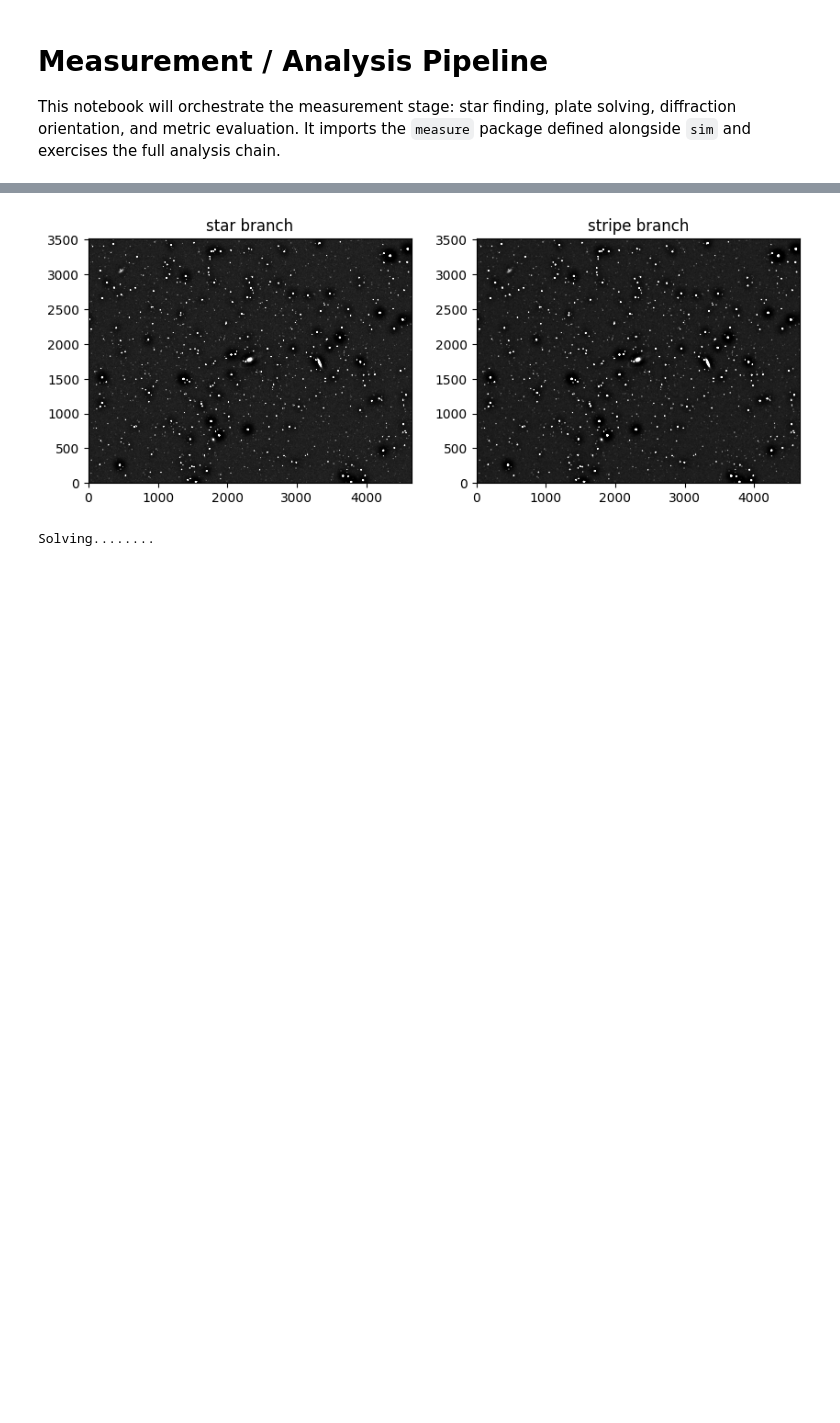
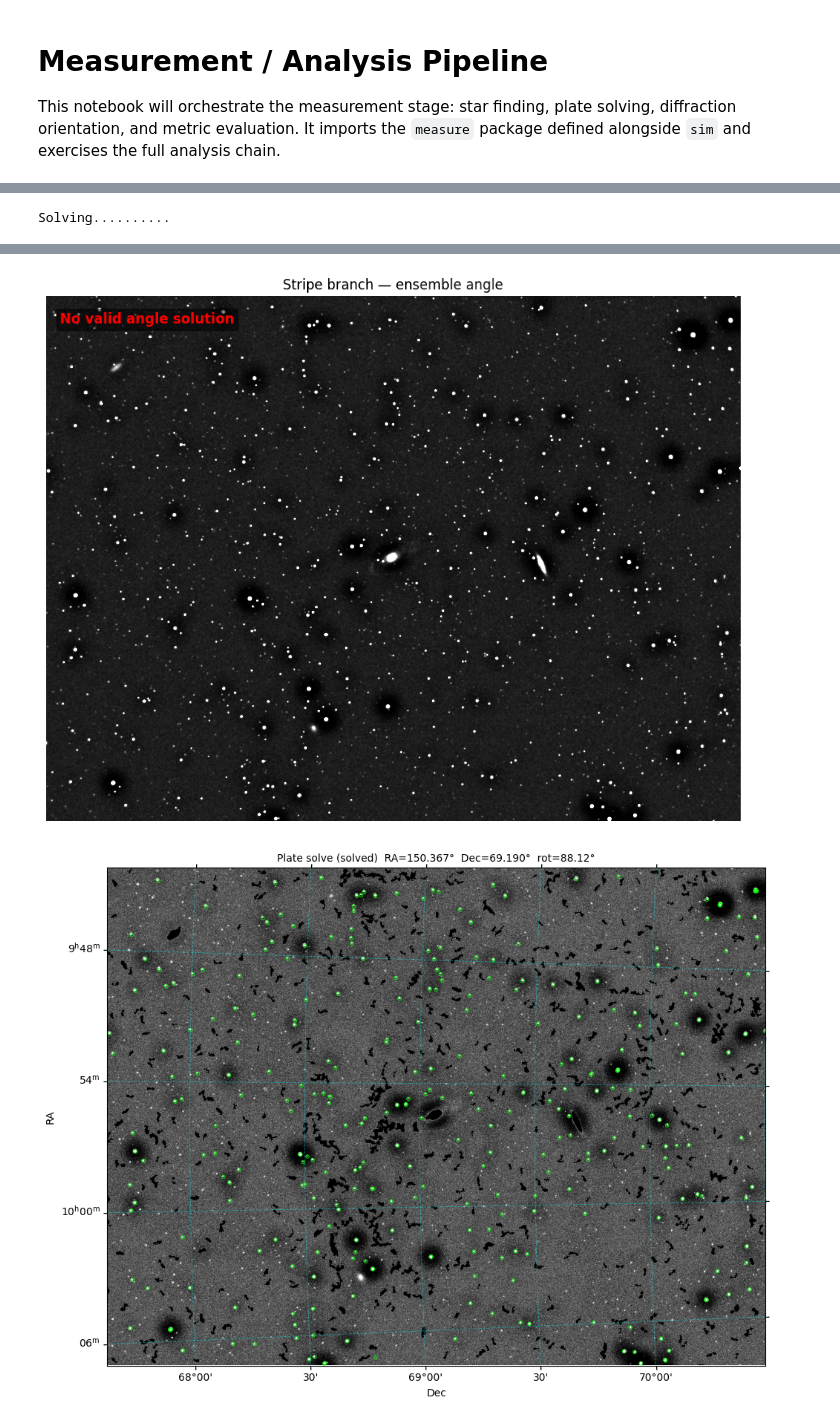
Before and after one commit to dlllonb/tele-img-sim, a Jupyter notebook: measurement.ipynb, the cells around one changed output, grey strips where cells are left out. Saved outputs shown, nothing was run; the diff lists cells and outputs as text; code cells hidden in the pictures; blank space fills up the shorter version.

Commit message:
sucessful platesolve and angle from real image!

```diff
--- a/measurement.ipynb
+++ b/measurement.ipynb
@@ -13,9 +16,10 @@ result = run_measurement_pipeline(
     #"data/fuji6_asi178_100_15s.fit",
     "data/m81.fits",
     output_dir="out",
-    run_name="test1",
+    run_name="testnew",
     save_outputs=True,
     keep_intermediates=True,
     show=True,
 )
 # %% [output]
+Solving..........
@@ -22,2 +27,2 @@ result = run_measurement_pipeline(
-[figure, old version]
+[figure, new version]
-Solving........
+[figure, added]
```
Also changed, not shown: parts of 3 cells of this notebook, 5 other files.
